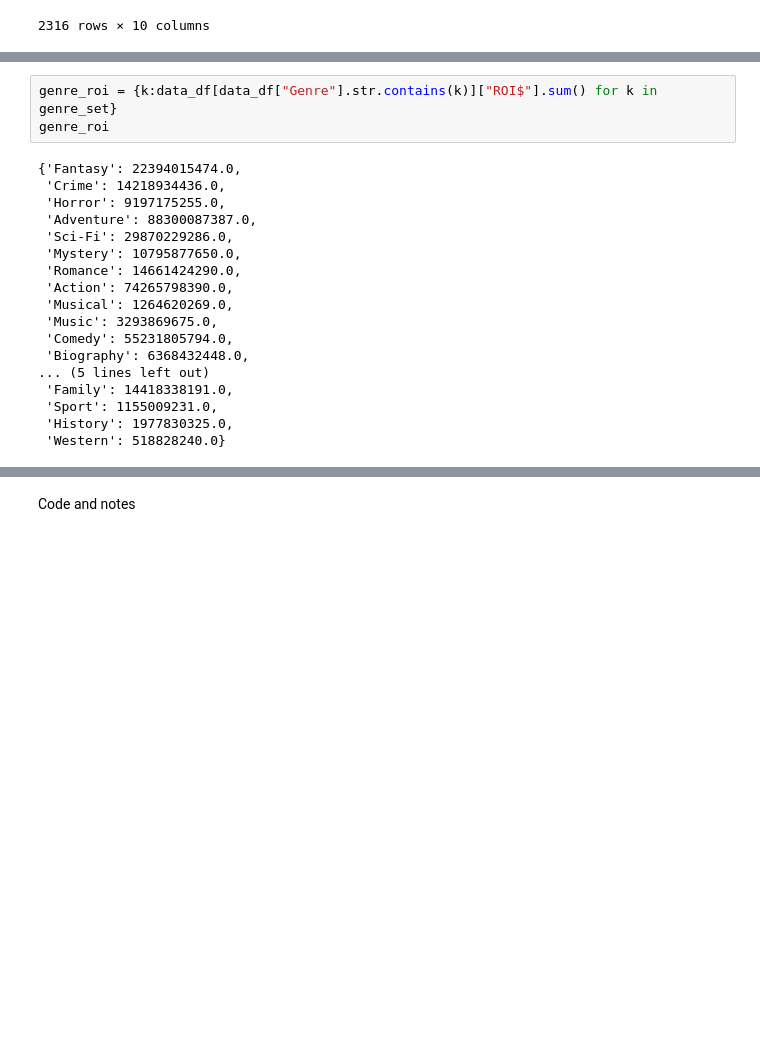
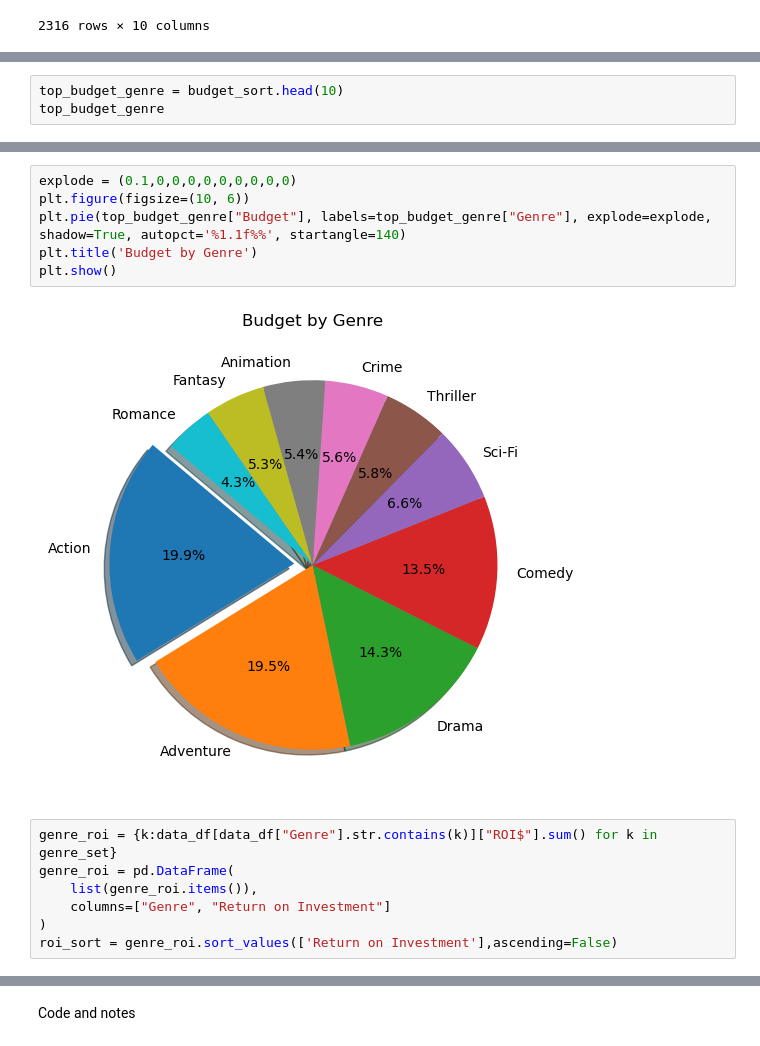
Before and after one commit to Robotrousers/Group1Proj1, a Jupyter notebook: mo_genres.ipynb, the cells around one changed output, grey strips where cells are left out. Drawn from its saved outputs; the diff is of its cells as text; blank space fills up the shorter version.

```diff
--- a/mo_genres.ipynb
+++ b/mo_genres.ipynb
@@ -127,0 +155,3 @@ genre_budget
+# %%
+top_budget_genre = budget_sort.head(10)
+top_budget_genre
@@ -128,21 +170,15 @@ genre_budget
+# %%
+explode = (0.1,0,0,0,0,0,0,0,0,0)
+plt.figure(figsize=(10, 6))
+plt.pie(top_budget_genre["Budget"], labels=top_budget_genre["Genre"], explode=explode, shadow=True, autopct='%1.1f%%', startangle=140)
+plt.title('Budget by Genre')
+plt.show()
+# %% [output]
+[figure, added]
 # %%
 genre_roi = {k:data_df[data_df["Genre"].str.contains(k)]["ROI$"].sum() for k in genre_set}
-genre_roi
+genre_roi = pd.DataFrame(
+    list(genre_roi.items()),
+    columns=["Genre", "Return on Investment"]
+)
+roi_sort = genre_roi.sort_values(['Return on Investment'],ascending=False)
-# %% [output]
-{'Fantasy': 22394015474.0,
- 'Crime': 14218934436.0,
- 'Horror': 9197175255.0,
- 'Adventure': 88300087387.0,
- 'Sci-Fi': 29870229286.0,
- 'Mystery': 10795877650.0,
- 'Romance': 14661424290.0,
- 'Action': 74265798390.0,
- 'Musical': 1264620269.0,
- 'Music': 3293869675.0,
- 'Comedy': 55231805794.0,
- 'Biography': 6368432448.0,
-... (5 lines left out)
- 'Family': 14418338191.0,
- 'Sport': 1155009231.0,
- 'History': 1977830325.0,
- 'Western': 518828240.0}
```
Also changed, not shown: parts of 25 cells of this notebook.
